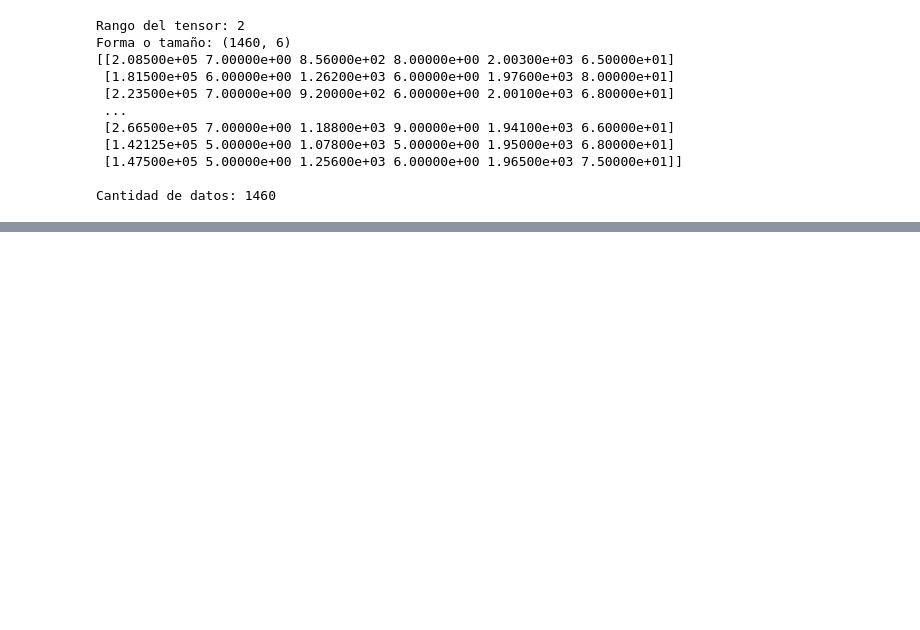
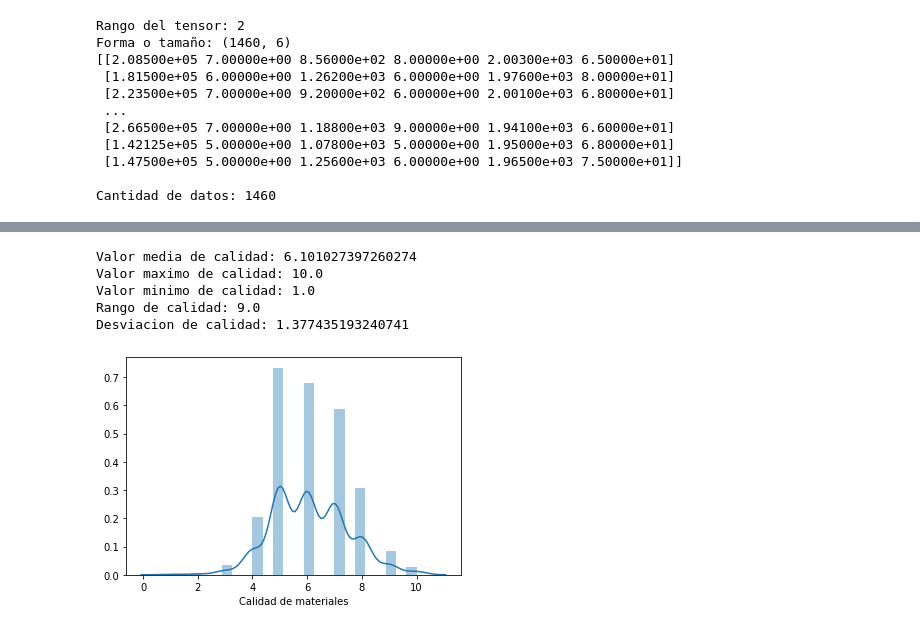
Before and after one commit to an3iitho/Project_linear_regression, a Jupyter notebook: Proyecto_Alvaro-Esquivel.ipynb, the cells around one changed output, grey strips where cells are left out. Saved outputs shown, nothing was run; the diff lists cells and outputs as text; code cells hidden in the pictures; blank space fills up the shorter version.

```diff
--- a/Proyecto_Alvaro-Esquivel.ipynb
+++ b/Proyecto_Alvaro-Esquivel.ipynb
@@ -62,0 +116,16 @@ print("Forma datos_entrenamiento:",datos_validacion.shape)
+# %%
+print("Valor media de calidad:", np.nanmean(calidad_materiales))
+print("Valor maximo de calidad:", np.nanmax(calidad_materiales))
+print("Valor minimo de calidad:", np.nanmin(calidad_materiales))
+print("Rango de calidad:", np.ptp(calidad_materiales))
+print("Desviacion de calidad:", np.std(calidad_materiales))
+
+x_var = pd.Series(calidad_materiales, name="Calidad de materiales")
+ax = sns.distplot(x_var)
+# %% [output]
+Valor media de calidad: 6.101027397260274
+Valor maximo de calidad: 10.0
+Valor minimo de calidad: 1.0
+Rango de calidad: 9.0
+Desviacion de calidad: 1.377435193240741
+[figure, added]
```
Also changed, not shown: parts of 22 cells of this notebook.
